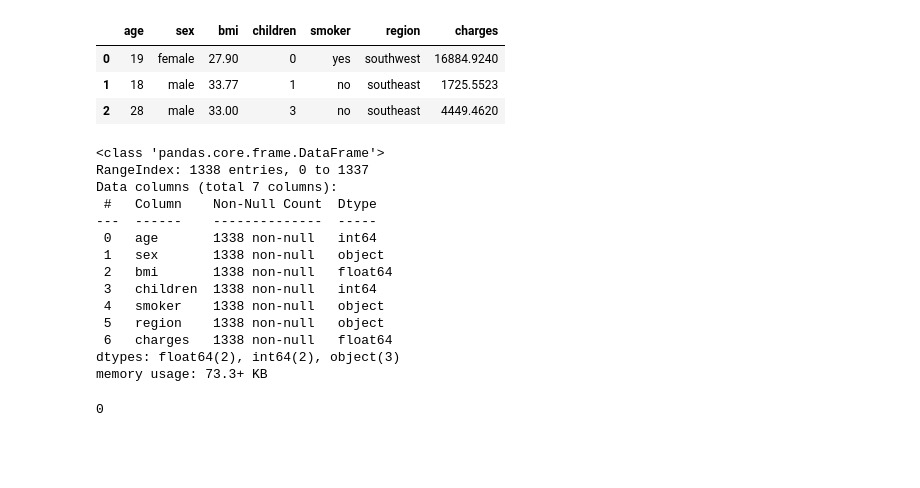
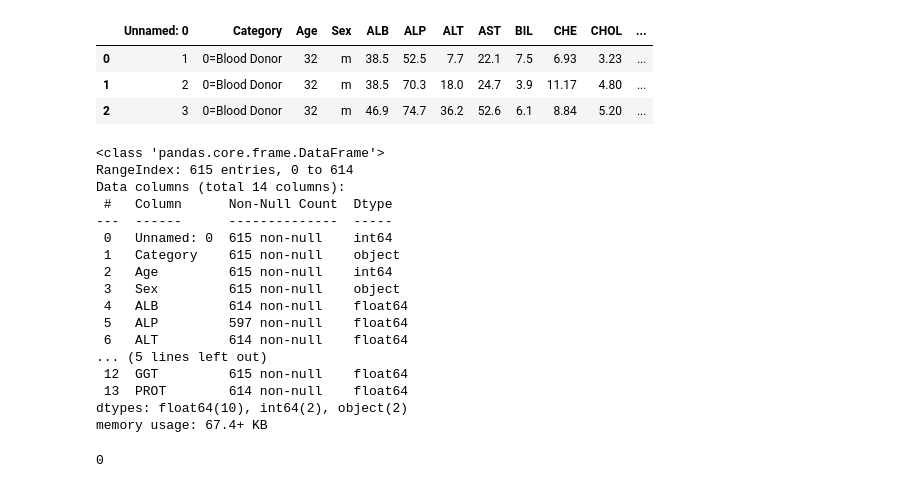
Before and after one commit to Omuk/Fullstack-Data-Analyst, a Jupyter notebook: Learning/code_examples/practice/practice_field.ipynb, the cells around one changed output. Cells and saved outputs as stored; diff of their text form; code cells hidden in the pictures; blank space fills up the shorter version.

```diff
--- a/Learning/code_examples/practice/practice_field.ipynb
+++ b/Learning/code_examples/practice/practice_field.ipynb
@@ -21,31 +21,28 @@ from sklearn.neighbors import KNeighborsClassifier,KNeighborsRegressor
 # %%
-data = pd.read_csv(r'c:\Github\Fullstack-Data-Analyst\Learning\the_data\data-lab-3-insurance.csv')
+data = pd.read_csv(r'c:\Github\Fullstack-Data-Analyst\Learning\the_data\data-lab-5-hcv.csv')
 data.head(3)
 # %% [output]
-|  | age | sex | bmi | children | smoker | region | charges |
-| 0 | 19 | female | 27.90 | 0 | yes | southwest | 16884.9240 |
-| 1 | 18 | male | 33.77 | 1 | no | southeast | 1725.5523 |
-| 2 | 28 | male | 33.00 | 3 | no | southeast | 4449.4620 |
+|  | Unnamed: 0 | Category | Age | Sex | ALB | ALP | ALT | AST | BIL | CHE | CHOL | ... |
+| 0 | 1 | 0=Blood Donor | 32 | m | 38.5 | 52.5 | 7.7 | 22.1 | 7.5 | 6.93 | 3.23 | ... |
+| 1 | 2 | 0=Blood Donor | 32 | m | 38.5 | 70.3 | 18.0 | 24.7 | 3.9 | 11.17 | 4.80 | ... |
+| 2 | 3 | 0=Blood Donor | 32 | m | 46.9 | 74.7 | 36.2 | 52.6 | 6.1 | 8.84 | 5.20 | ... |
 # %%
 data.info()
 # %% [output]
 <class 'pandas.core.frame.DataFrame'>
-RangeIndex: 1338 entries, 0 to 1337
-Data columns (total 7 columns):
- #   Column    Non-Null Count  Dtype
----  ------    --------------  -----
- 0   age       1338 non-null   int64
- 1   sex       1338 non-null   object
- 2   bmi       1338 non-null   float64
- 3   children  1338 non-null   int64
- 4   smoker    1338 non-null   object
- 5   region    1338 non-null   object
- 6   charges   1338 non-null   float64
-dtypes: float64(2), int64(2), object(3)
-memory usage: 73.3+ KB
+RangeIndex: 615 entries, 0 to 614
+Data columns (total 14 columns):
+ #   Column      Non-Null Count  Dtype
+---  ------      --------------  -----
+ 0   Unnamed: 0  615 non-null    int64
+ 1   Category    615 non-null    object
+ 2   Age         615 non-null    int64
+ 3   Sex         615 non-null    object
+ 4   ALB         614 non-null    float64
+ 5   ALP         597 non-null    float64
+ 6   ALT         614 non-null    float64
+... (5 lines left out)
+ 12  GGT         615 non-null    float64
+ 13  PROT        614 non-null    float64
+dtypes: float64(10), int64(2), object(2)
+memory usage: 67.4+ KB
-# %%
-data.duplicated().sum()
-data.drop_duplicates(keep='first',subset=None, ignore_index=False,inplace=True)
-data.duplicated().sum()
-# %% [output]
-0
@@ -52,3 +51,7 @@ data.duplicated().sum()
+# %%
+data.duplicated().sum()
+# %% [output]
+0
 # %%
 mis_val = data.isna().sum() * 100/len(data)
 mis_val.sort_values(ascending=False)
```
Also changed, not shown: parts of 24 cells of this notebook.
